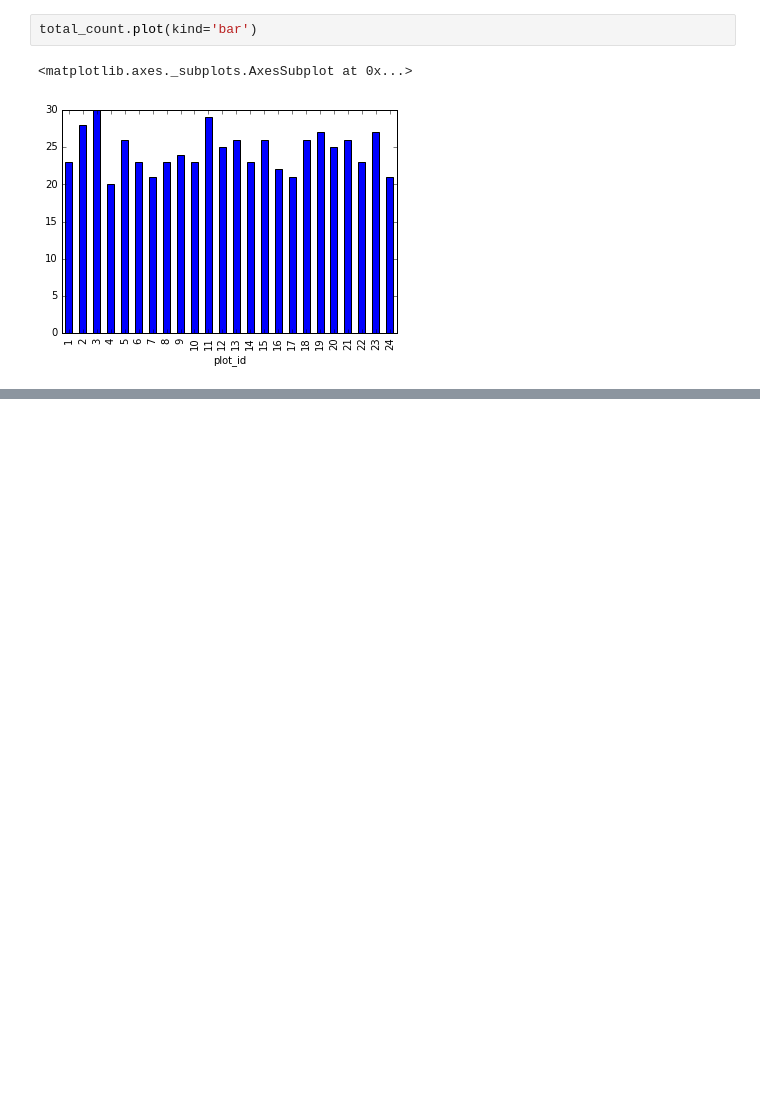
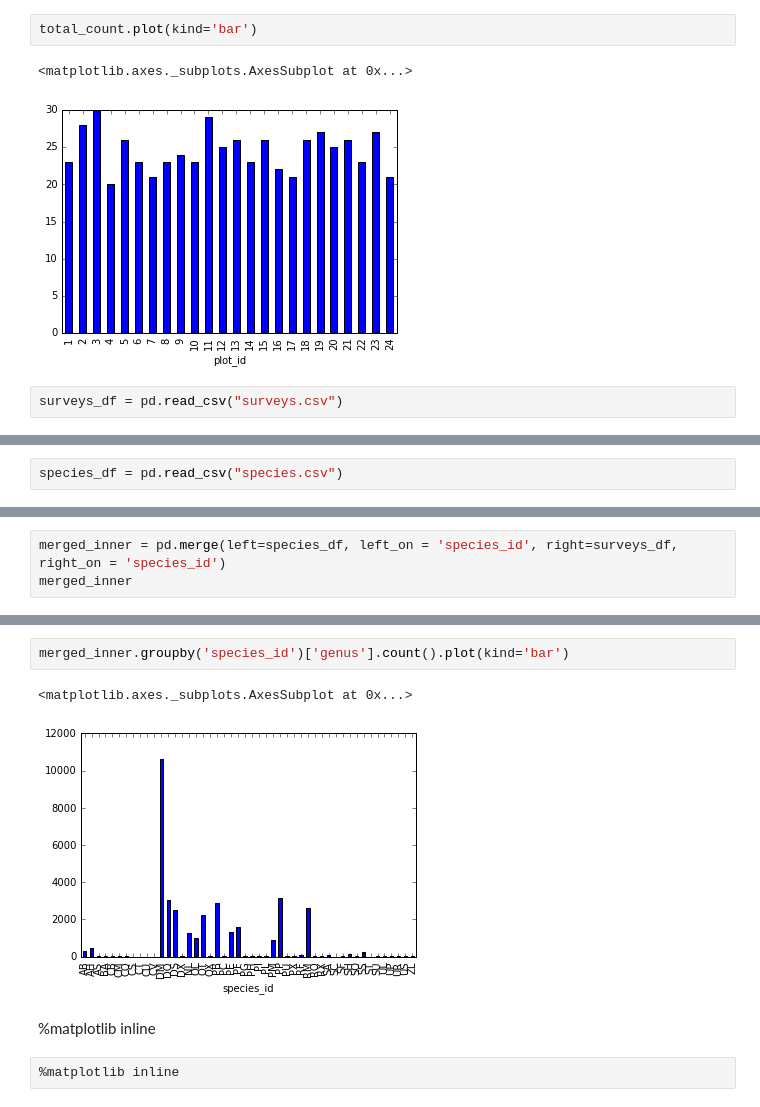
Before and after one commit to lucy6660/SWC_ANU_2016, a Jupyter notebook: ecology.ipynb, the cells around one changed output, grey strips where cells are left out. Drawn from its saved outputs; the diff is of its cells as text; blank space fills up the shorter version.

```diff
--- a/ecology.ipynb
+++ b/ecology.ipynb
@@ -291,3 +291,5 @@ total_count.plot(kind='bar')
 # %% [output]
 <matplotlib.axes._subplots.AxesSubplot at 0x...>
 [figure]
+# %%
+surveys_df = pd.read_csv("surveys.csv")
@@ -293,0 +317,2 @@ total_count.plot(kind='bar')
+# %%
+species_df = pd.read_csv("species.csv")
@@ -293,0 +437,3 @@ total_count.plot(kind='bar')
+# %%
+merged_inner = pd.merge(left=species_df, left_on = 'species_id', right=surveys_df, right_on = 'species_id')
+merged_inner
@@ -293,0 +475,9 @@ total_count.plot(kind='bar')
+# %%
+merged_inner.groupby('species_id')['genus'].count().plot(kind='bar')
+# %% [output]
+<matplotlib.axes._subplots.AxesSubplot at 0x...>
+[figure, added]
+# %% [markdown]
+%matplotlib inline
+# %%
+%matplotlib inline
```
Also changed, not shown: parts of 19 cells of this notebook, 5 other files.
